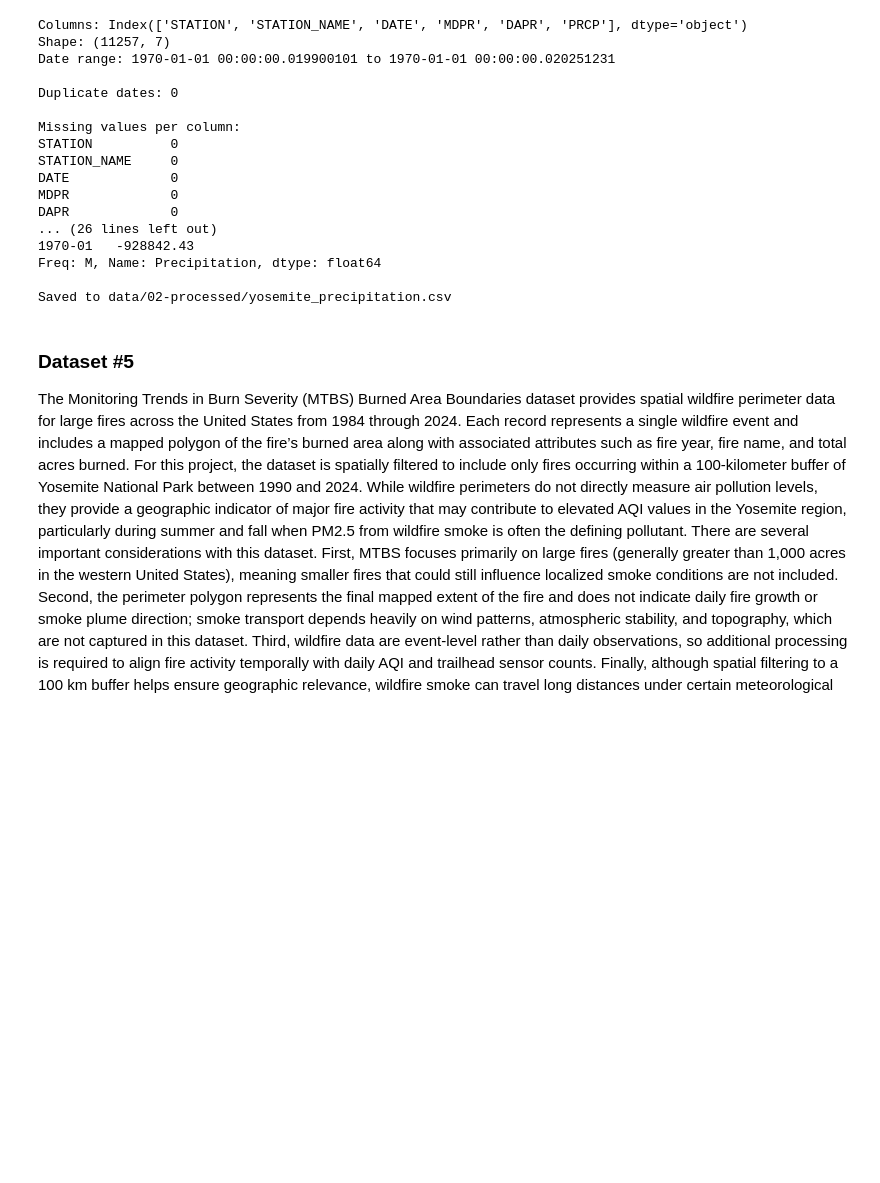
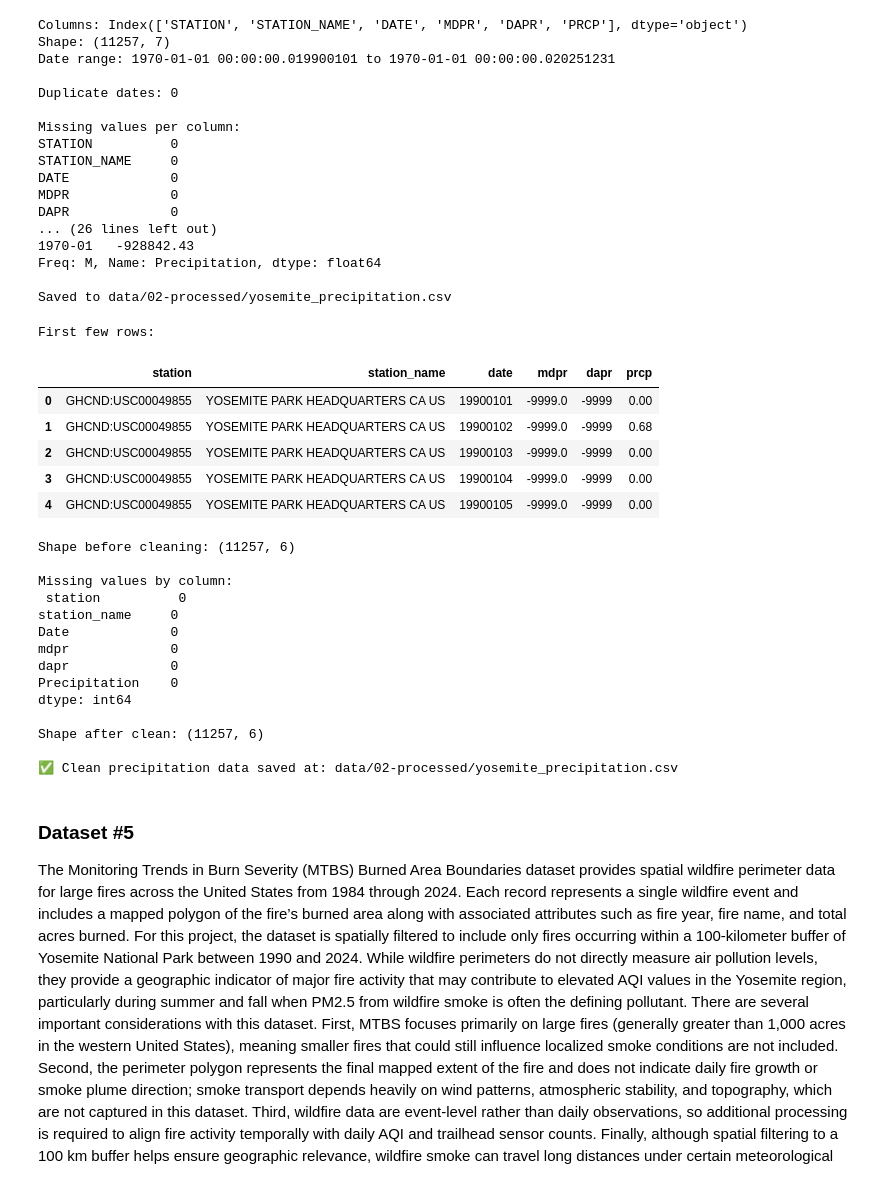
Before and after one commit to COGS108/Group046_WI26, a Jupyter notebook: 01-DataCheckpoint.ipynb, the cells around one changed output. Drawn from its saved outputs; the diff is of its cells as text; code cells hidden in the pictures; blank space fills up the shorter version.

```diff
--- a/01-DataCheckpoint.ipynb
+++ b/01-DataCheckpoint.ipynb
@@ -423,6 +423,75 @@ DAPR             0
 Freq: M, Name: Precipitation, dtype: float64
 
 Saved to data/02-processed/yosemite_precipitation.csv
+# %%
+import pandas as pd
+
+# Load raw data from GitHub raw URL
+url = "https://raw.githubusercontent.com/COGS108/Group046_WI26/master/data/00-raw/raw_precipitation_data.csv"
+precip_raw = pd.read_csv(url)
+
+#1. clean column names
+precip_raw.columns = precip_raw.columns.str.strip().str.lower()
+
+# inspect first few rows
+print("First few rows:")
+display(precip_raw.head())
+
+#2. rename - select key columns
+precip = precip_raw.rename(columns={
+    "date": "Date",
+    "prcp": "Precipitation"
+})
+
+#3. parse data
+precip["Date"] = pd.to_datetime(precip["Date"], errors="coerce")
+
+#4. data type cleanup
+# convert precipitation to numeric
+precip["Precipitation"] = pd.to_numeric(precip["Precipitation"], errors="coerce")
+
+#5. check basic data quality
+print("\nShape before cleaning:", precip.shape)
+print("\nMissing values by column:\n", precip.isnull().sum())
+
+#6. missing or flagged data
+precip.loc[precip["Precipitation"] < 0, "Precipitation"] = pd.NA
+
+# drop rows with invalid or missing dates
+precip = precip.dropna(subset=["Date"])
+
+# remove duplicates on date
+precip = precip.drop_duplicates(subset=["Date"]).sort_values("Date").reset_index(drop=True)
+
+print("\nShape after clean:", precip.shape)
+
+#7. save cleaned file
+output_path = "data/02-processed/yosemite_precipitation.csv"
+precip.to_csv(output_path, index=False)
+
+print(f"\n✅ Clean precipitation data saved at: {output_path}")
+# %% [output]
+First few rows:
+|  | station | station_name | date | mdpr | dapr | prcp |
+| 0 | GHCND:USC00049855 | YOSEMITE PARK HEADQUARTERS CA US | 19900101 | -9999.0 | -9999 | 0.00 |
+| 1 | GHCND:USC00049855 | YOSEMITE PARK HEADQUARTERS CA US | 19900102 | -9999.0 | -9999 | 0.68 |
+| 2 | GHCND:USC00049855 | YOSEMITE PARK HEADQUARTERS CA US | 19900103 | -9999.0 | -9999 | 0.00 |
+| 3 | GHCND:USC00049855 | YOSEMITE PARK HEADQUARTERS CA US | 19900104 | -9999.0 | -9999 | 0.00 |
+| 4 | GHCND:USC00049855 | YOSEMITE PARK HEADQUARTERS CA US | 19900105 | -9999.0 | -9999 | 0.00 |
+Shape before cleaning: (11257, 6)
+
+Missing values by column:
+ station          0
+station_name     0
+Date             0
+mdpr             0
+dapr             0
+Precipitation    0
+dtype: int64
+
+Shape after clean: (11257, 6)
+
+✅ Clean precipitation data saved at: data/02-processed/yosemite_precipitation.csv
 # %% [markdown]
 ### Dataset #5
 
```
